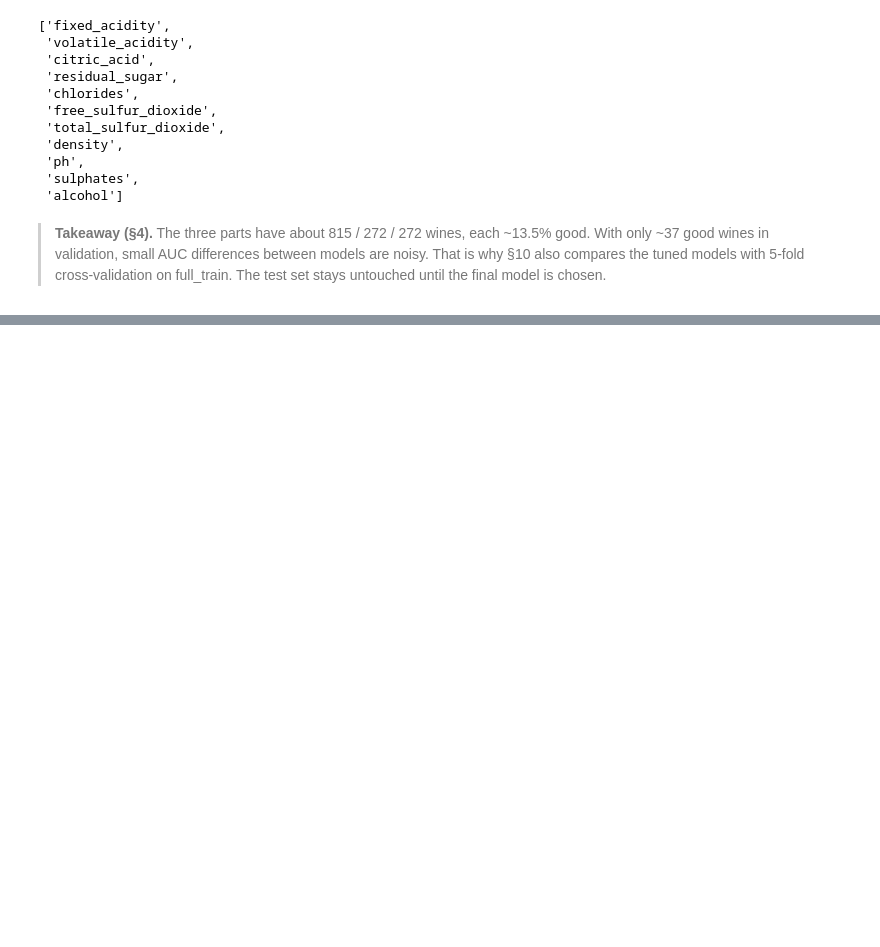
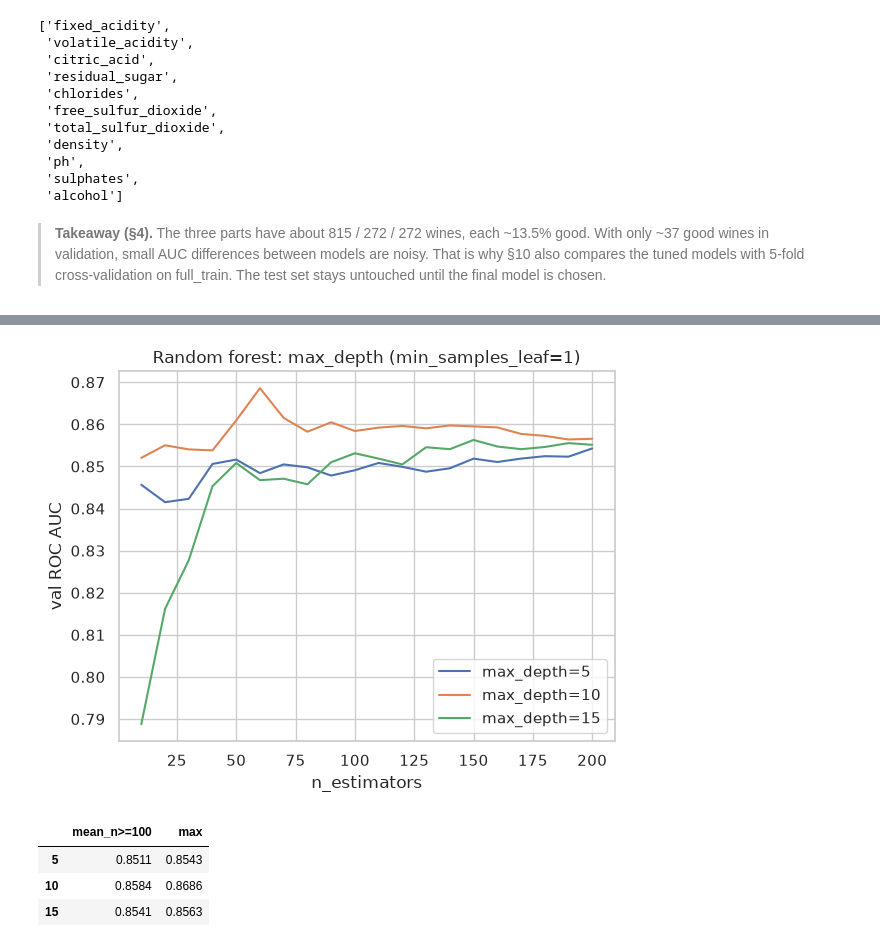
Before and after one commit to mikolajniezbecki-bit/red-wine-quality-qc, a Jupyter notebook: notebook.ipynb, the cells around one changed output, grey strips where cells are left out. Saved outputs shown, nothing was run; the diff lists cells and outputs as text; code cells hidden in the pictures; blank space fills up the shorter version.

```diff
--- a/notebook.ipynb
+++ b/notebook.ipynb
@@ -492,0 +690,10 @@ df_train.columns.tolist()
+# %%
+best = df_dt.loc[df_dt.auc.idxmax()]
+dt_depth = None if best.max_depth == 'None' else int(best.max_depth)
+dt_leaf = int(best.min_samples_leaf)
+print(f'best: max_depth={dt_depth}, min_samples_leaf={dt_leaf}, val AUC={best.auc:.4f}')
+
+dt = DecisionTreeClassifier(max_depth=dt_depth, min_samples_leaf=dt_leaf, random_state=1)
+dt.fit(X_train, y_train)
+y_pred_dt = dt.predict_proba(X_val)[:, 1]
+evaluate(y_val, y_pred_dt)
@@ -492,0 +733,28 @@ df_train.columns.tolist()
+# %%
+n_values = range(10, 201, 10)
+
+def rf_curve(max_depth, min_samples_leaf, class_weight=None):
+    aucs = []
+    for n in n_values:
+        rf = RandomForestClassifier(n_estimators=n, max_depth=max_depth, min_samples_leaf=min_samples_leaf,
+                                    class_weight=class_weight, random_state=1, n_jobs=-1)
+        rf.fit(X_train, y_train)
+        aucs.append(roc_auc_score(y_val, rf.predict_proba(X_val)[:, 1]))
+    return aucs
+
+rf_scores = {}
+for d in [5, 10, 15]:
+    rf_scores[d] = rf_curve(d, 1)
+    plt.plot(n_values, rf_scores[d], label=f'max_depth={d}')
+plt.xlabel('n_estimators'); plt.ylabel('val ROC AUC'); plt.title('Random forest: max_depth (min_samples_leaf=1)')
+plt.legend(); plt.show()
+
+# summarise each curve by its average over n_estimators >= 100 (more stable than the single best point)
+summary = pd.DataFrame({d: [np.mean(a[9:]), np.max(a)] for d, a in rf_scores.items()}, index=['mean_n>=100', 'max']).T.round(4)
+summary
+# %% [output]
+[figure, added]
+|  | mean_n>=100 | max |
+| 5 | 0.8511 | 0.8543 |
+| 10 | 0.8584 | 0.8686 |
+| 15 | 0.8541 | 0.8563 |
```
Also changed, not shown: parts of 63 cells of this notebook, 4 other files.
